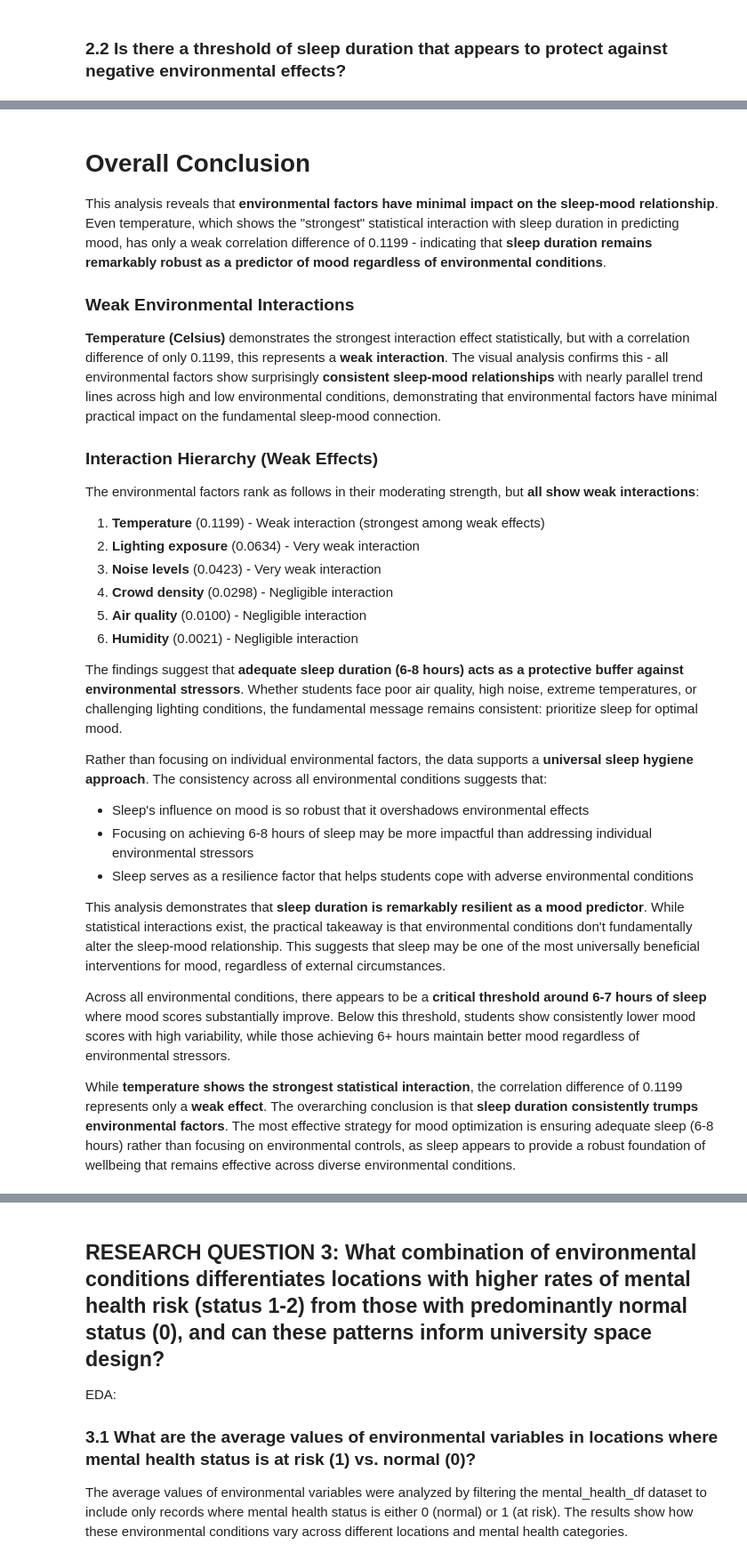
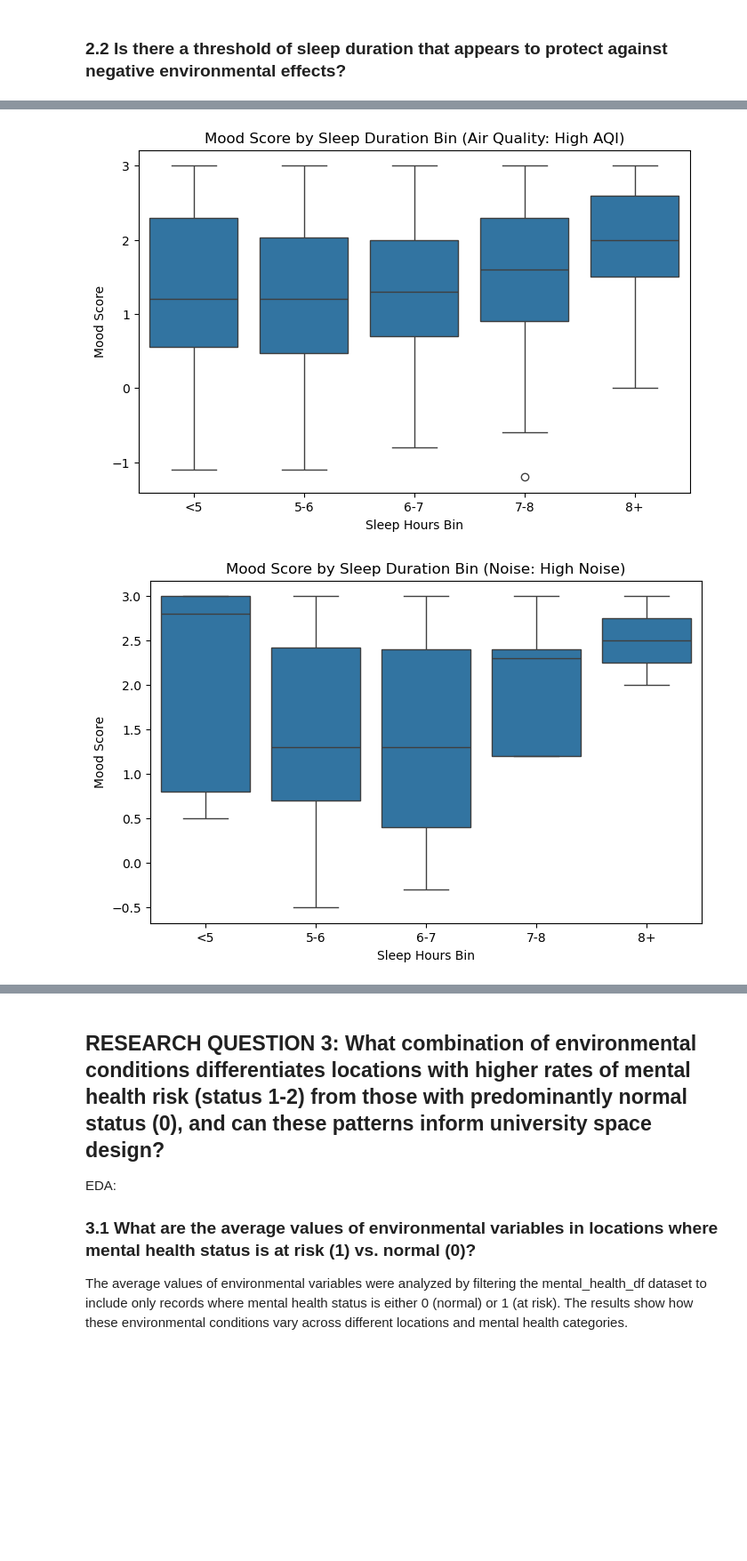
Before and after one commit to lanc3reyes/csmodel_mp, a Jupyter notebook: CSMODEL_Phase1_Group9.ipynb, the cells around one changed output, grey strips where cells are left out. Shown at 89% size. Cells and saved outputs as stored; diff of their text form; code cells hidden in the pictures; blank space fills up the shorter version.

```diff
--- a/CSMODEL_Phase1_Group9.ipynb
+++ b/CSMODEL_Phase1_Group9.ipynb
@@ -683,30 +484,31 @@ for factor in env_factors:
-# %% [markdown]
-# Overall Conclusion
-
-This analysis reveals that **environmental factors have minimal impact on the sleep-mood relationship**. Even temperature, which shows the "strongest" statistical interaction with sleep duration in predicting mood, has only a weak correlation difference of 0.1199 - indicating that **sleep duration remains remarkably robust as a predictor of mood regardless of environmental conditions**.
-
-### Weak Environmental Interactions
-**Temperature (Celsius)** demonstrates the strongest interaction effect statistically, but with a correlation difference of only 0.1199, this represents a **weak interaction**. The visual analysis confirms this - all environmental factors show surprisingly **consistent sleep-mood relationships** with nearly parallel trend lines across high and low environmental conditions, demonstrating that environmental factors have minimal practical impact on the fundamental sleep-mood connection.
-
-### Interaction Hierarchy (Weak Effects)
-The environmental factors rank as follows in their moderating strength, but **all show weak interactions**:
-1. **Temperature** (0.1199) - Weak interaction (strongest among weak effects)
-2. **Lighting exposure** (0.0634) - Very weak interaction
-3. **Noise levels** (0.0423) - Very weak interaction
-4. **Crowd density** (0.0298) - Negligible interaction
-5. **Air quality** (0.0100) - Negligible interaction
-6. **Humidity** (0.0021) - Negligible interaction
-
-The findings suggest that **adequate sleep duration (6-8 hours) acts as a protective buffer against environmental stressors**. Whether students face poor air quality, high noise, extreme temperatures, or challenging lighting conditions, the fundamental message remains consistent: prioritize sleep for optimal mood.
-
-Rather than focusing on individual environmental factors, the data supports a **universal sleep hygiene approach**. The consistency across all environmental conditions suggests that:
-- Sleep's influence on mood is so robust that it overshadows environmental effects
-- Focusing on achieving 6-8 hours of sleep may be more impactful than addressing individual environmental stressors
-- Sleep serves as a resilience factor that helps students cope with adverse environmental conditions
-
-
-This analysis demonstrates that **sleep duration is remarkably resilient as a mood predictor**. While statistical interactions exist, the practical takeaway is that environmental conditions don't fundamentally alter the sleep-mood relationship. This suggests that sleep may be one of the most universally beneficial interventions for mood, regardless of external circumstances.
-
-Across all environmental conditions, there appears to be a **critical threshold around 6-7 hours of sleep** where mood scores substantially improve. Below this threshold, students show consistently lower mood scores with high variability, while those achieving 6+ hours maintain better mood regardless of environmental stressors.
-
-While **temperature shows the strongest statistical interaction**, the correlation difference of 0.1199 represents only a **weak effect**. The overarching conclusion is that **sleep duration consistently trumps environmental factors**. The most effective strategy for mood optimization is ensuring adequate sleep (6-8 hours) rather than focusing on environmental controls, as sleep appears to provide a robust foundation of wellbeing that remains effective across diverse environmental conditions.
+# %%
+# Bin sleep hours
+mental_health_df_clean['sleep_bin'] = pd.cut(
+    mental_health_df_clean['sleep_hours'],
+    bins=[0, 5, 6, 7, 8, 10],
+    labels=['<5', '5-6', '6-7', '7-8', '8+'],
+    ordered=True
+)
+
+import seaborn as sns
+import matplotlib.pyplot as plt
+
+# List of high stressor groups and their labels
+high_stressors = [
+    ('aqi_group', 'High AQI', 'Air Quality'),
+    ('noise_group', 'High Noise', 'Noise'),
+    ('temp_group', 'High Temp', 'Temperature'),
+    ('light_group', 'Bright Light', 'Lighting'),
+    ('humidity_group', 'High Humid', 'Humidity')
+]
+
+for group_col, group_val, label in high_stressors:
+    subset = mental_health_df_clean[mental_health_df_clean[group_col] == group_val]
+    plt.figure(figsize=(8, 5))
+    sns.boxplot(data=subset, x='sleep_bin', y='mood_score')
+    plt.title(f'Mood Score by Sleep Duration Bin ({label}: {group_val})')
+    plt.xlabel('Sleep Hours Bin')
+    plt.ylabel('Mood Score')
+# %% [output]
+[figure, added]
+[figure, added]
```
Also changed, not shown: parts of 40 cells of this notebook.
